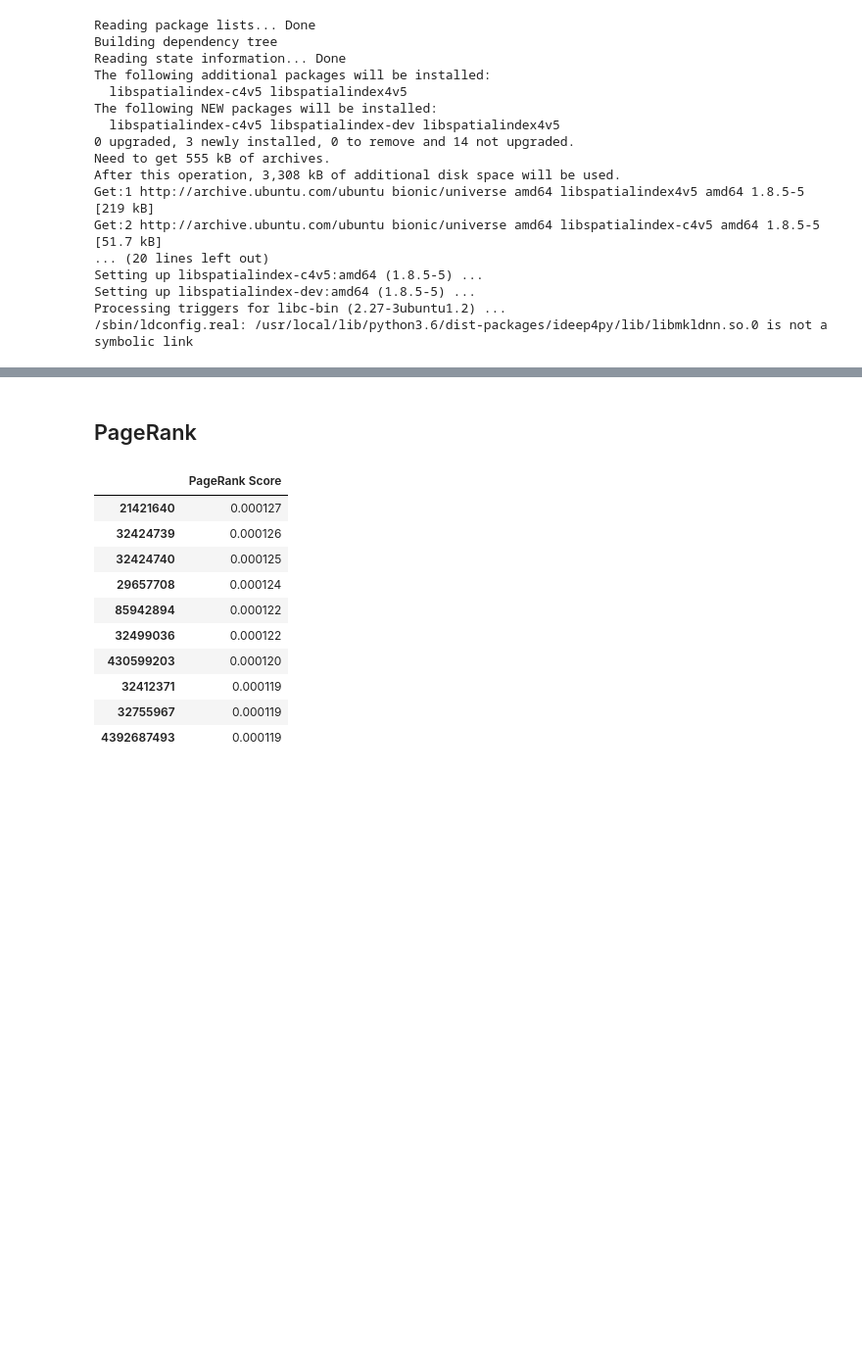
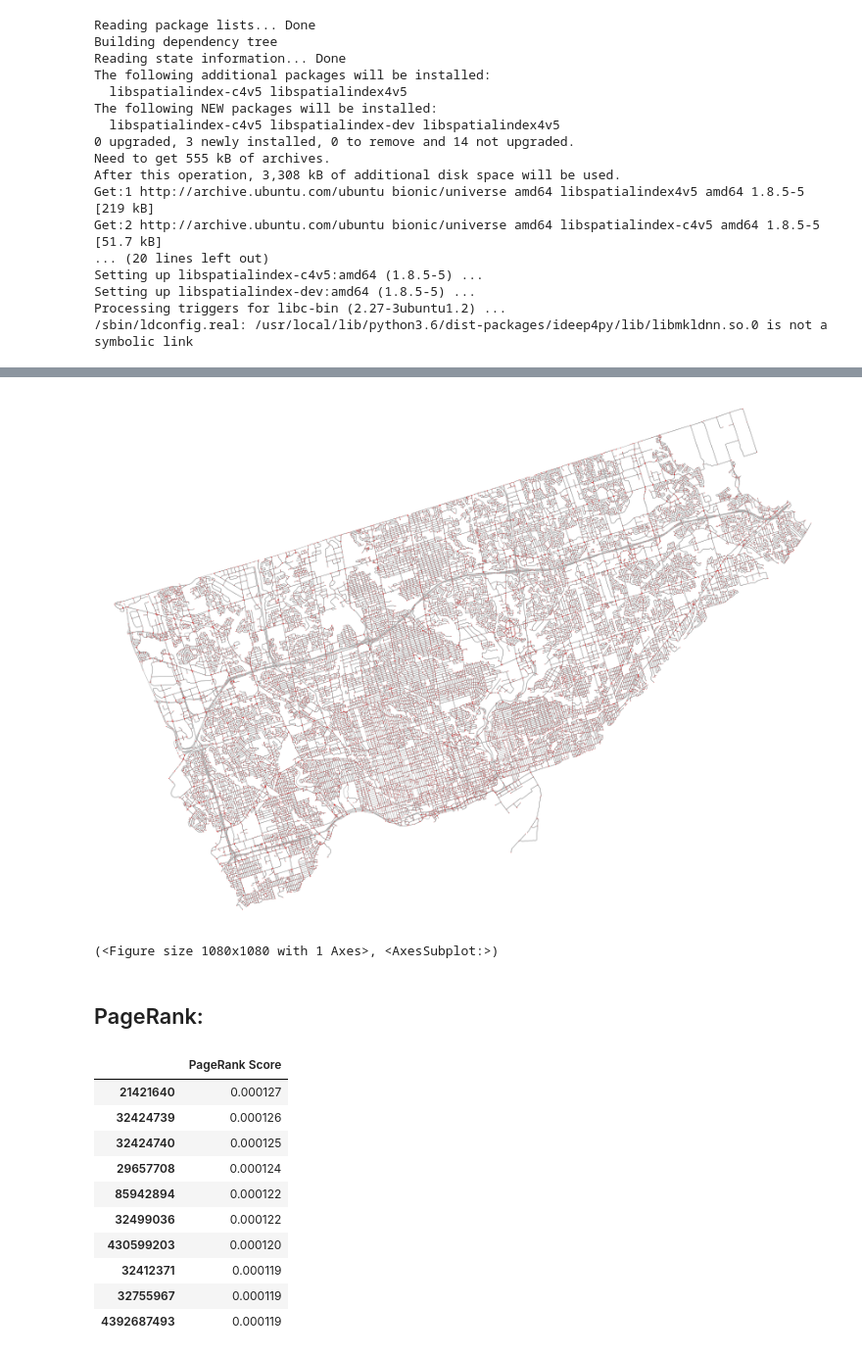
Before and after one commit to Inder-Dhillon/Toronto-Accidents-As-A-Network, a Jupyter notebook: Project_Notebook.ipynb, the cells around one changed output, grey strips where cells are left out. Shown at 98% size. Drawn from its saved outputs; the diff is of its cells as text; code cells hidden in the pictures; blank space fills up the shorter version.

```diff
--- a/Project_Notebook.ipynb
+++ b/Project_Notebook.ipynb
@@ -95,4 +118,9 @@ import graph_generator as graph_gen
 # %%
 G = graph_gen.create_tor_graph()
+# %%
+glytics.plot_graph(G)
+# %% [output]
+[figure, added]
+(<Figure size 1080x1080 with 1 Axes>, <AxesSubplot:>)
 # %% [markdown]
-## PageRank
+## PageRank:
```
Also changed, not shown: parts of 44 cells of this notebook.
